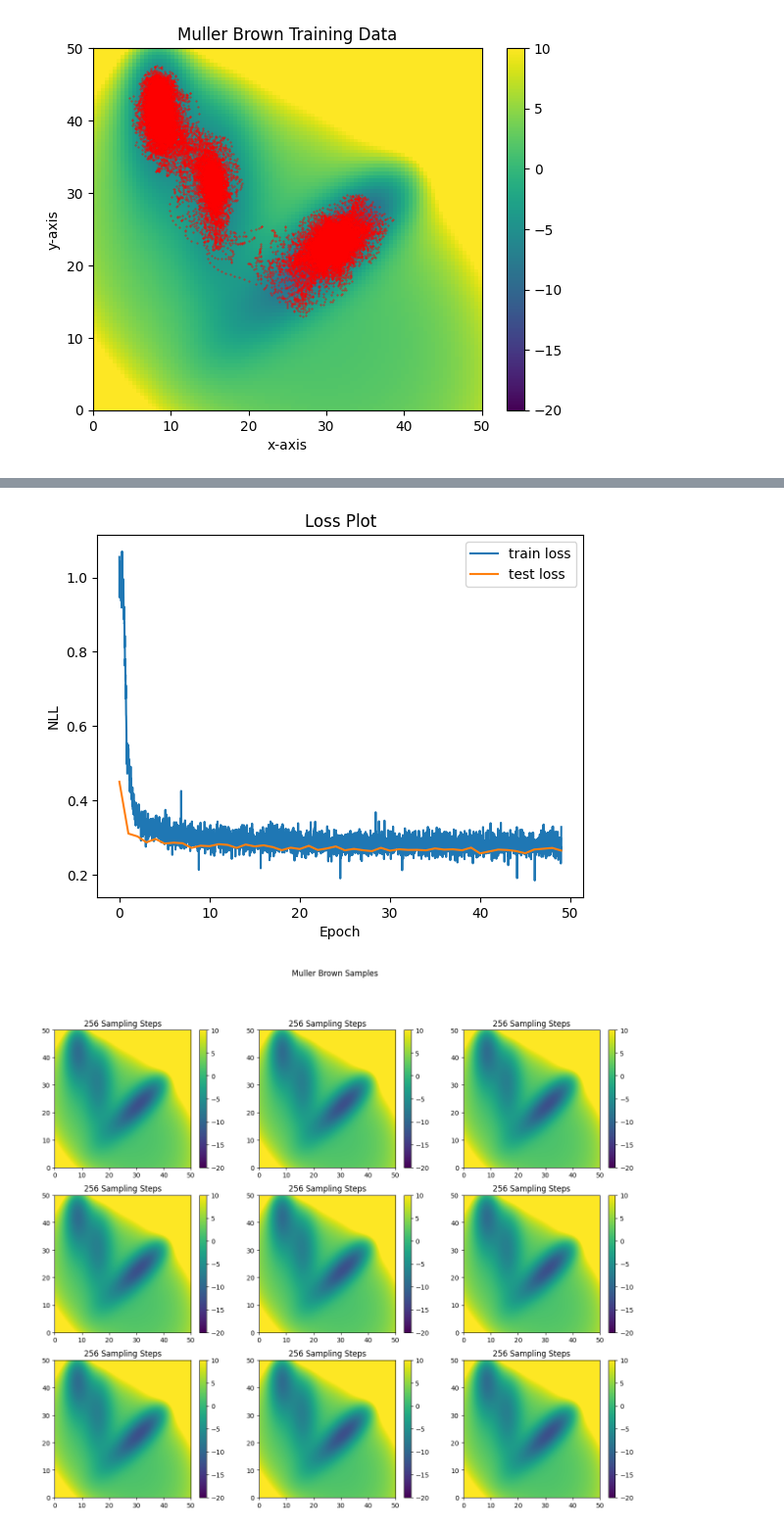
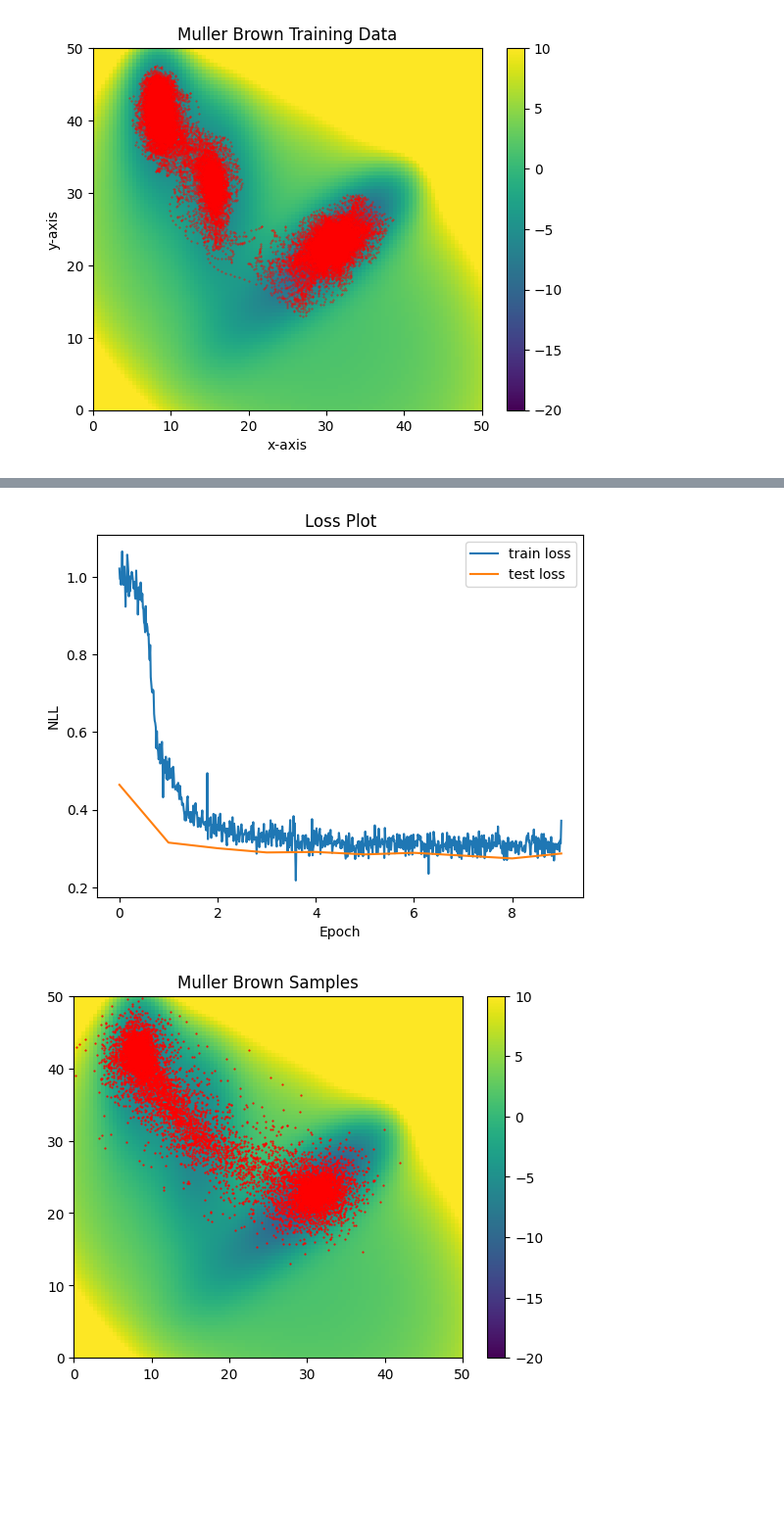
Before and after one commit to michael-psenka/OM-TPS, a Jupyter notebook: train_diffusion_mb.ipynb, the cells around one changed output, grey strips where cells are left out. Shown at 98% size. Saved outputs shown, nothing was run; the diff lists cells and outputs as text; code cells hidden in the pictures; blank space fills up the shorter version.

```diff
--- a/train_diffusion_mb.ipynb
+++ b/train_diffusion_mb.ipynb
@@ -83,6 +83,27 @@ def plot_losses(
     plt.xlabel("Epoch")
     plt.ylabel("NLL")
 
+def plot_samples(samples: np.ndarray) -> None:
+    # plot a single plot with samples
+    fig, ax = plt.subplots()
+    num_points = 100
+    x_values = torch.linspace(calculator.Lx, calculator.Hx , num_points)
+    y_values = torch.linspace(calculator.Ly, calculator.Hy, num_points)
+
+    x, y = torch.meshgrid(x_values, y_values)
+    z = calculator.U_split(x, y).cpu()
+
+
+    colorbar = ax.imshow(z, extent=(x_values.min(), x_values.max(), y_values.min(), y_values.max()), vmin=calculator.U_min, vmax=calculator.U_max, origin='lower', cmap='viridis', aspect='auto')
+    plt.colorbar(colorbar)
+    ax.scatter(samples[:, 0], samples[:, 1], s = 0.3, color='red')
+
+    ax.set_xlim([calculator.Lx, calculator.Hx])
+    ax.set_ylim([calculator.Ly, calculator.Hy])
+    plt.title("Muller Brown Samples")
+    plt.show()
+    plt.close()
+
 def save_multi_scatter_2d(data: np.ndarray, steps: np.ndarray) -> None:
     fig, axs = plt.subplots(3, 3, figsize=(16, 13))
     num_points = 100
@@ -104,7 +125,7 @@ def save_multi_scatter_2d(data: np.ndarray, steps: np.ndarray) -> None:
     fig.suptitle("Muller Brown Samples")
 
 
-def plot_results(train_losses, test_losses, samples, steps):
+def plot_results(train_losses, test_losses, samples):
 
     print(f"Final Test Loss: {test_losses[-1]:.4f}")
 
@@ -114,7 +135,9 @@ def plot_results(train_losses, test_losses, samples, steps):
         f"Loss Plot",
     )
 
-    save_multi_scatter_2d(samples, steps)
+    plot_samples(samples)
+
+    # save_multi_scatter_2d(samples, steps)
 # %%
 from mb_dataset import MBDataset
 from mb_calculator import MullerBrownPotential
@@ -215,23 +238,23 @@ class DiffusionMLP(torch.nn.Module):
                 x_t = self.ddpm_update(x_t, eps_hat, t, tm1, temperature)
             return x_t
 
-    def linear_interpolation(self, x1, x2, path_length, latent_time):
+    def linear_interpolation(self, x1, x2, path_length, latent_time, temperature = 1.0):
         """"
         Encode the two points into latent space, linearly interpolate, and decode
         """
         with torch.no_grad():
-            noise = torch.randn_like(x1)
+            noise = torch.randn_like(x1).to(self.device)
             t = torch.tensor([latent_time]).unsqueeze(-1).to(self.device)
             noised_x1 = self.forward_diffusion(x1, latent_time, noise)
             noised_x2 = self.forward_diffusion(x2, latent_time, noise)
 
             # linear interpolation of noised_x1 and noised_x2
-            xs = torch.stack([slerp(noised_x1, noised_x2, alpha) for alpha in torch.linspace(0, 1, path_length)])
+            noised_xs = torch.stack([torch.lerp(noised_x1, noised_x2, alpha) for alpha in torch.linspace(0, 1, path_length).to(self.device)])
 
             # decode
-            import pdb; pdb.set_trace()
+            xs = self.sample_from_t(noised_xs.reshape(-1, 2), self.num_steps, temperature).reshape(path_length, x1.shape[0], 2)
 
-            return x
+            return xs
 
 
 def train_mb_diffusion(train_dataset, test_dataset, model, device):
@@ -249,7 +272,7 @@ def train_mb_diffusion(train_dataset, test_dataset, model, device):
     """ YOUR CODE HERE """
     # Train 100 epochs, batch size 1024, Adam with LR 1e-3 (100 warmup steps, cosine decay to 0)
     device = torch.device(torch.cuda.current_device())
-    n_epochs = 50
+    n_epochs = 10
     batch_size = 1024
     PI = torch.tensor([np.pi]).to(device)
     optimizer = optim.Adam(model.parameters(), lr = 1e-3)
@@ -320,10 +343,10 @@ device = torch.device(torch.cuda.current_device())
 model = DiffusionMLP(3, 64, 2, 256, device).to(device).to(torch.float32)
 train_losses, test_losses = train_mb_diffusion(train_dataset, test_dataset, model, device)
 # %%
-steps = [256] * 9
-all_samples = torch.stack([model.sample(10000, temperature = 1.25) for _ in steps])
+steps = 256
+all_samples = model.sample(10000, temperature = 1.25)
 all_samples = all_samples*torch.tensor(train_dataset.std).to(device).to(torch.float32) + torch.tensor(train_dataset.mean).to(device).to(torch.float32)
 
-plot_results(train_losses, test_losses, np.flip(get_numpy(all_samples), axis = -1), steps)
+plot_results(train_losses, test_losses, np.flip(get_numpy(all_samples), axis = -1))
 visualize_mb_data(train_dataset)
 # %% [output]
@@ -331,5 +354,5 @@ Final Test Loss: 0.2648
-[figure, old version]
+[figure, new version]
-[figure, old version]
+[figure, new version]
 [figure]
 # %%
 print([torch.logical_and(all_samples[i] >-6, all_samples[i] < 50).count_nonzero().item() / (all_samples.shape[1] * all_samples.shape[2]) for i in range(all_samples.shape[0])])
```
Also changed, not shown: parts of 4 cells of this notebook.
